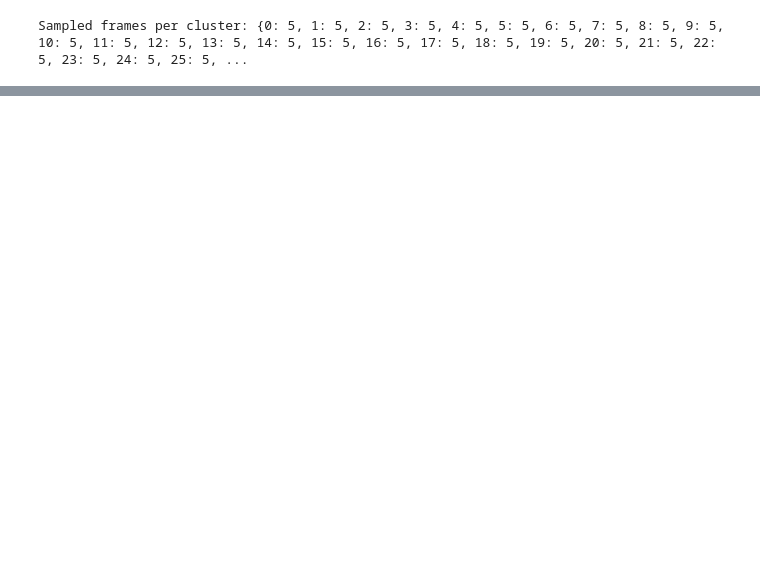
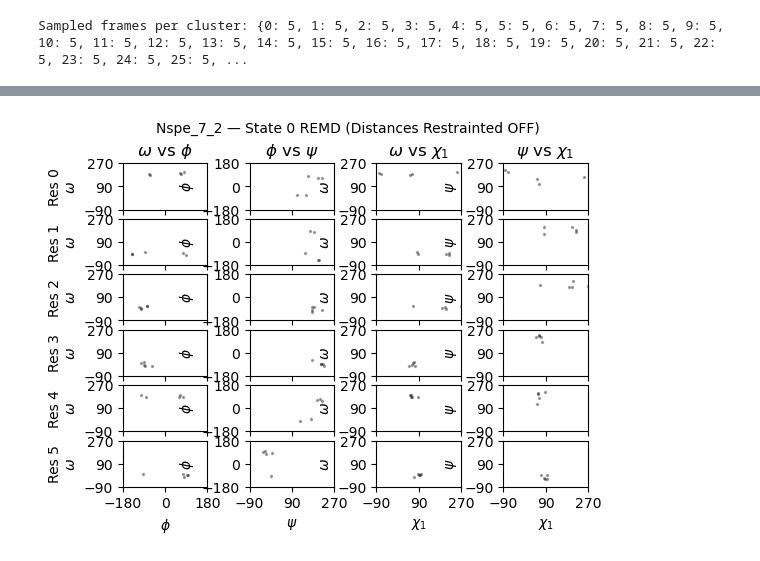
Before and after one commit to vvoelz/nspe-oligomers, a Jupyter notebook: peptoid/nspe_7_2/analysis/clustering.ipynb, the cells around one changed output, grey strips where cells are left out. Drawn from its saved outputs; the diff is of its cells as text; code cells hidden in the pictures; blank space fills up the shorter version.

```diff
--- a/peptoid/nspe_7_2/analysis/clustering.ipynb
+++ b/peptoid/nspe_7_2/analysis/clustering.ipynb
@@ -350,7 +377,8 @@ for cluster_label, cluster_feat in top_cluster_data.items():
     plt.yticks(y, labels, fontsize=8)
     plt.xlabel("Distance (Å)")
     plt.title(f"Distance: Mean ± Std vs. Target — Cluster {cluster_label}")
-    plt.xlim(0, max(np.max(means + stds), np.max(targets)) * 1.1)
+    #plt.xlim(0, max(np.max(means + stds), np.max(targets)) * 1.1)
+    plt.xlim(0, 6)
     plt.legend()
     plt.grid(axis='x', linestyle='--', linewidth=0.5, alpha=0.7)
     plt.tight_layout()
@@ -631,0 +662,13 @@ for cluster in frames:
+# %%
+def get_sampled_data(cluster_id, feat_all, frames, dist_dim=90, dihedral_dim=24):
+    indices = frames.get(cluster_id, [])
+    if not indices:
+        print(f"No sampled frames for cluster {cluster_id}.")
+        return None, None, None
+    feat = feat_all[indices]
+    return feat, feat[:, :dist_dim], feat[:, -dihedral_dim:]
+# %%
+cluster_id = 135  # or any cluster you sampled
+
+
+feat_sampled, dist_sampled, omega_sampled = get_sampled_data(cluster_id, feat_all, frames)
@@ -631,0 +733,26 @@ for cluster in frames:
+# %%
+# Residue indices (each block is [omega, phi, psi, chi1])
+residues_to_plot = [0, 4, 8, 12, 16, 20]
+
+omega_indices = [r for r in residues_to_plot]
+phi_indices   = [r + 1 for r in residues_to_plot]
+psi_indices   = [r + 2 for r in residues_to_plot]
+chi1_indices  = [r + 3 for r in residues_to_plot]
+
+# Wrap angles into [-90, 270] if needed
+for angle_indices in [omega_indices, psi_indices, chi1_indices]:
+    omega_sampled[:, angle_indices] = (omega_sampled[:, angle_indices] + 90.0) % 360.0 - 90.0
+
+# Prepare shape (1, n_sampled, 24) for plotting
+omega_input = omega_sampled[np.newaxis, :, :]
+
+# Plot
+plot_dihedral_quadruplets(
+    omega_all=omega_input,
+    residues_to_plot=residues_to_plot,
+    states=[0],  # Only 1 state (sampled cluster)
+    use_latex=True,
+    angles_to_plot=["omega_phi", "phi_psi", "omega_chi1", "psi_chi1"]
+)
+# %% [output]
+[figure, added]
```
Also changed, not shown: parts of 12 cells of this notebook, 2 other files.
